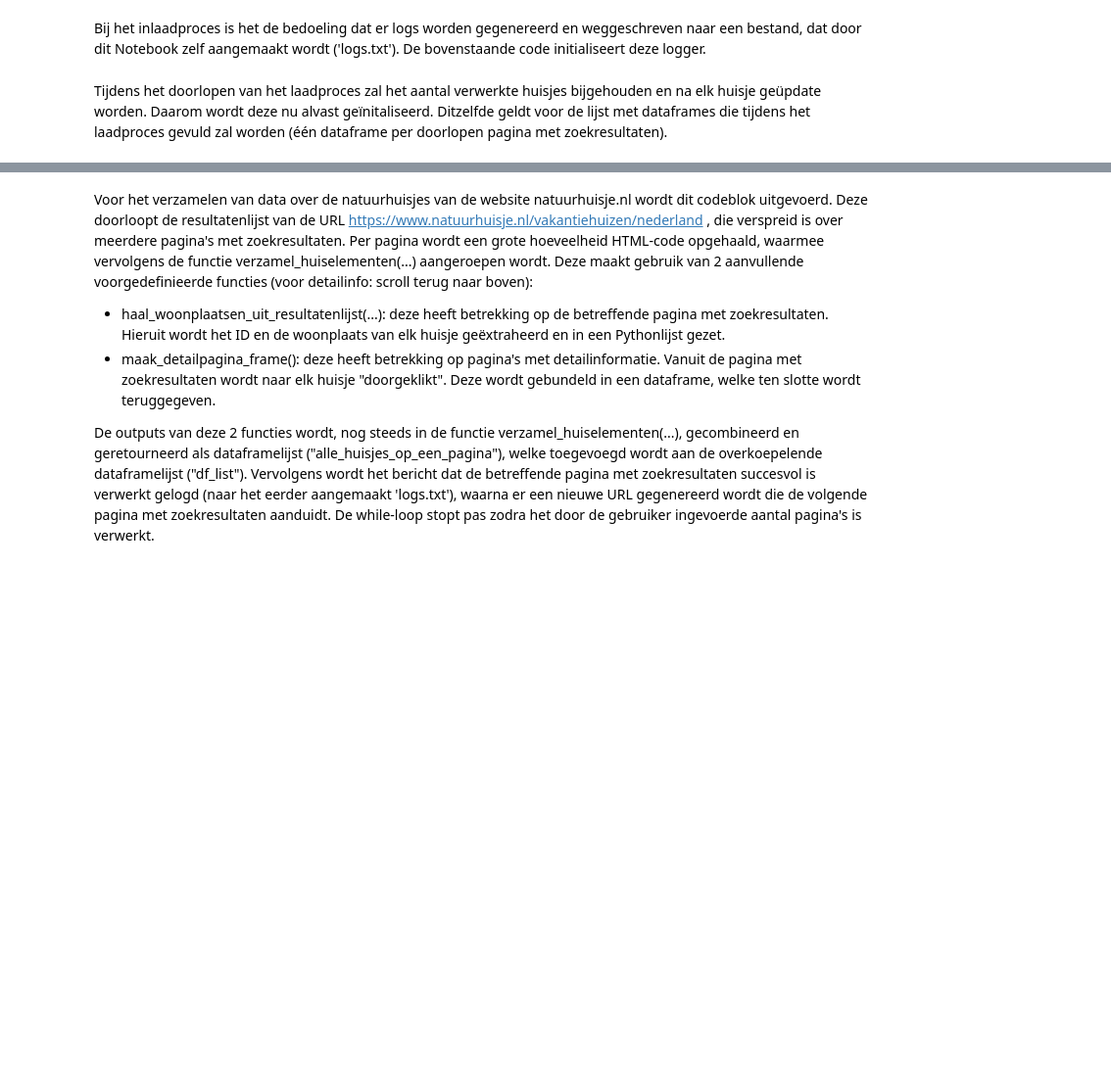
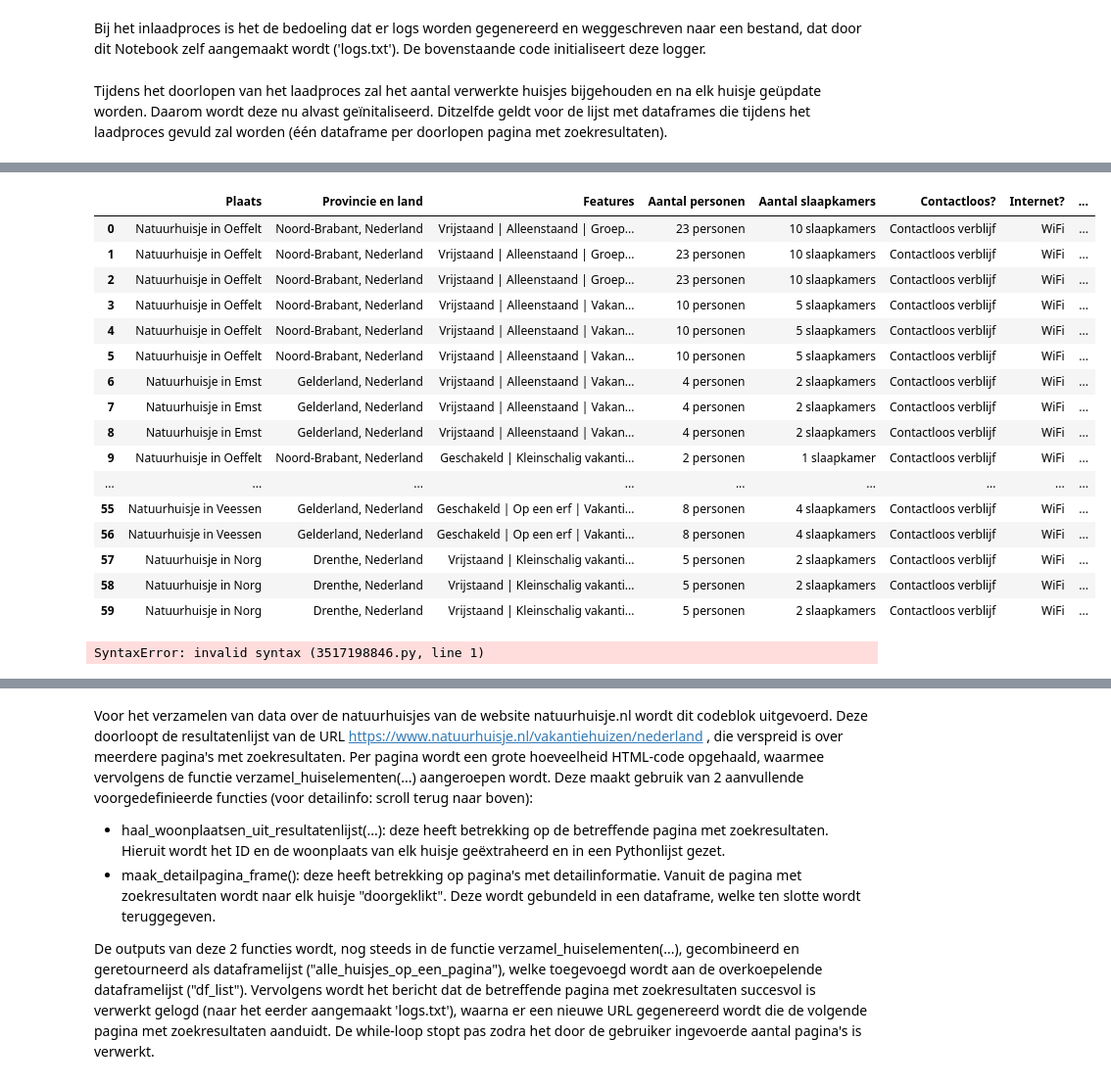
Before and after one commit to ShrekTheCoder1995/PFDS, a Jupyter notebook: Uitwerking.ipynb, the cells around one changed output, grey strips where cells are left out. Shown: that part at 98% size. Drawn from its saved outputs; the diff is of its cells as text; code cells hidden in the pictures; blank space fills up the shorter version.

Commit message:
Converted Selenium to BeautifulSoup

```diff
--- a/Uitwerking.ipynb
+++ b/Uitwerking.ipynb
@@ -199,0 +124,23 @@ Ook deze functie wordt, net als de vorige, aangeroepen per pagina met zoekresult
+# %%
+def get_contents_off_al_multi_valued_tags(soup: BeautifulSoup) -> list:
+    details_list = []
+
+    details_result = soup.find_all("div", {"class" : "nh-detail__header__features"})
+    details_soup = BeautifulSoup(str(details_result))
+    details_result = details_soup.find_all(attrs={'class': None})
+
+    for detail in details_result:
+        details_list.append(detail.text)
+
+    return details_list
+# %%
+url = "https://www.natuurhuisje.nl/vakantiehuizen/nederland?skip=" + str(aantal_verwerkte_huisjes)
+page = requests.get(url)
+soup = BeautifulSoup(page.content, "html.parser")       #Datatype: BeautifulSoup
+
+result_set_all_articles = soup.find_all("article", {"class": "card card--horizontal card--house-search"})   #Datatype: ResultSet (soort lijst met slechts één element)
+soup_all_links_within_articles = BeautifulSoup(str(result_set_all_articles)).find_all("a", {"target" : "_blank"})
+soup_all_links_within_articles
+
+#Je kan ResultSets converteren naar een string (met str()) en er vervolgens weer een soep van maken (met BeautifulSoup())
+#TODO NEXT STEP: alle articles in de ResultSet met class = 'card card--horizontal card--house-search'
@@ -199,0 +165,17 @@ Ook deze functie wordt, net als de vorige, aangeroepen per pagina met zoekresult
+# %%
+all_links = []
+all_house_info = []
+
+for a in soup_all_links_within_articles:
+    current_link = f"https://www.natuurhuisje.nl{a['href']}"
+
+    if(current_link not in all_links):
+        page = requests.get(current_link)
+        soup = BeautifulSoup(page.content, "html.parser")
+
+        single_valued_contents = get_contents_off_all_single_valued_tags(soup)
+        multi_valued_contents = get_contents_off_al_multi_valued_tags(soup)
+        all_contents = single_valued_contents + multi_valued_contents
+        all_house_info.append(all_contents)
+
+all_house_info
@@ -200,3 +200,28 @@ Ook deze functie wordt, net als de vorige, aangeroepen per pagina met zoekresult
+# %%
+huisjes_df = pd.DataFrame(all_house_info, columns = ['Plaats', 'Provincie en land', 'Features', 'Aantal personen', 'Aantal slaapkamers', 'Contactloos?', 'Internet?', 'Huisdieren toegestaan?'])
+huisjes_df
+# %% [output]
+|  | Plaats | Provincie en land | Features | Aantal personen | Aantal slaapkamers | Contactloos? | Internet? | ... |
+| 0 | Natuurhuisje in Oeffelt | Noord-Brabant, Nederland | Vrijstaand | Alleenstaand | Groep... | 23 personen | 10 slaapkamers | Contactloos verblijf | WiFi | ... |
+| 1 | Natuurhuisje in Oeffelt | Noord-Brabant, Nederland | Vrijstaand | Alleenstaand | Groep... | 23 personen | 10 slaapkamers | Contactloos verblijf | WiFi | ... |
+| 2 | Natuurhuisje in Oeffelt | Noord-Brabant, Nederland | Vrijstaand | Alleenstaand | Groep... | 23 personen | 10 slaapkamers | Contactloos verblijf | WiFi | ... |
+| 3 | Natuurhuisje in Oeffelt | Noord-Brabant, Nederland | Vrijstaand | Alleenstaand | Vakan... | 10 personen | 5 slaapkamers | Contactloos verblijf | WiFi | ... |
+| 4 | Natuurhuisje in Oeffelt | Noord-Brabant, Nederland | Vrijstaand | Alleenstaand | Vakan... | 10 personen | 5 slaapkamers | Contactloos verblijf | WiFi | ... |
+| 5 | Natuurhuisje in Oeffelt | Noord-Brabant, Nederland | Vrijstaand | Alleenstaand | Vakan... | 10 personen | 5 slaapkamers | Contactloos verblijf | WiFi | ... |
+| 6 | Natuurhuisje in Emst | Gelderland, Nederland | Vrijstaand | Alleenstaand | Vakan... | 4 personen | 2 slaapkamers | Contactloos verblijf | WiFi | ... |
+| 7 | Natuurhuisje in Emst | Gelderland, Nederland | Vrijstaand | Alleenstaand | Vakan... | 4 personen | 2 slaapkamers | Contactloos verblijf | WiFi | ... |
+| 8 | Natuurhuisje in Emst | Gelderland, Nederland | Vrijstaand | Alleenstaand | Vakan... | 4 personen | 2 slaapkamers | Contactloos verblijf | WiFi | ... |
+| 9 | Natuurhuisje in Oeffelt | Noord-Brabant, Nederland | Geschakeld | Kleinschalig vakanti... | 2 personen | 1 slaapkamer | Contactloos verblijf | WiFi | ... |
+| ... | ... | ... | ... | ... | ... | ... | ... | ... |
+| 55 | Natuurhuisje in Veessen | Gelderland, Nederland | Geschakeld | Op een erf | Vakanti... | 8 personen | 4 slaapkamers | Contactloos verblijf | WiFi | ... |
+| 56 | Natuurhuisje in Veessen | Gelderland, Nederland | Geschakeld | Op een erf | Vakanti... | 8 personen | 4 slaapkamers | Contactloos verblijf | WiFi | ... |
+| 57 | Natuurhuisje in Norg | Drenthe, Nederland | Vrijstaand | Kleinschalig vakanti... | 5 personen | 2 slaapkamers | Contactloos verblijf | WiFi | ... |
+| 58 | Natuurhuisje in Norg | Drenthe, Nederland | Vrijstaand | Kleinschalig vakanti... | 5 personen | 2 slaapkamers | Contactloos verblijf | WiFi | ... |
+| 59 | Natuurhuisje in Norg | Drenthe, Nederland | Vrijstaand | Kleinschalig vakanti... | 5 personen | 2 slaapkamers | Contactloos verblijf | WiFi | ... |
+# %%
+Stop hier - oude meuk vanaf hier
+# %% [output]
+SyntaxError: invalid syntax (3517198846.py, line 1)
 # %%
 while(aantal_verwerkte_huisjes < totaal_aantal_huisjes):
 
```
Also changed, not shown: parts of 18 cells of this notebook, 3 other files.
